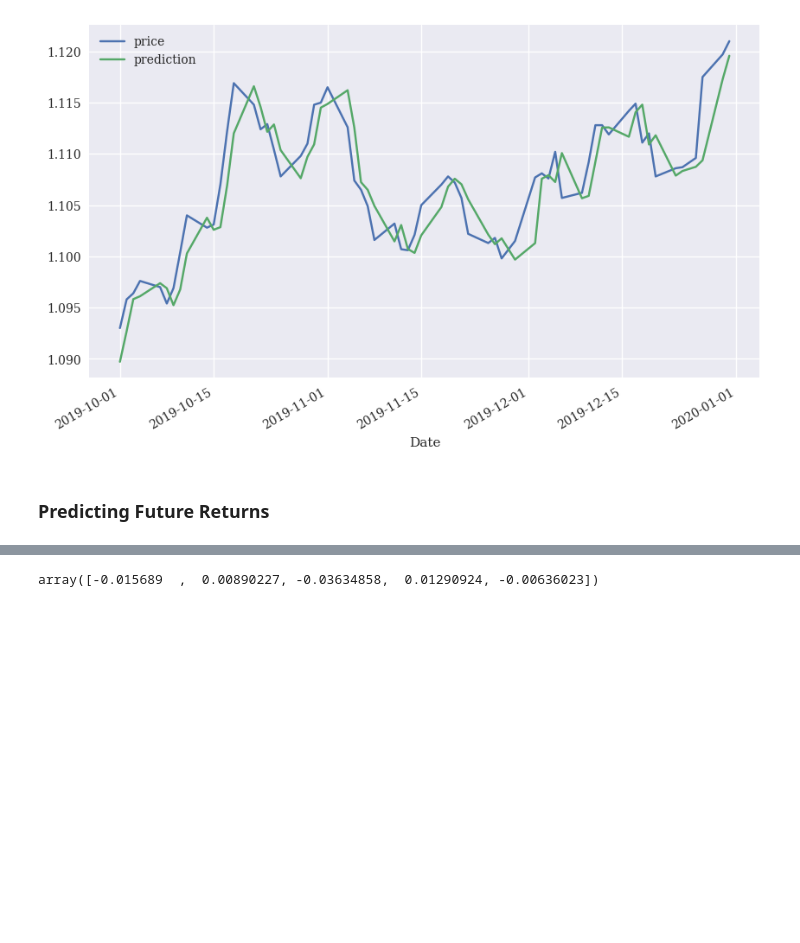
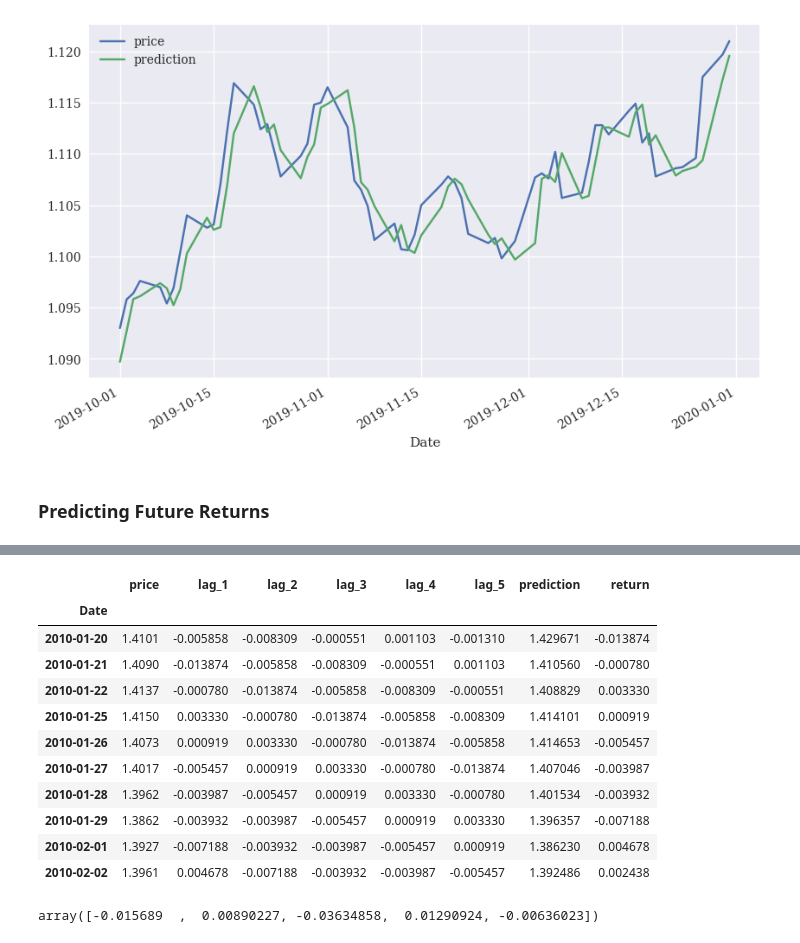
Before and after one commit to samawi/algo-python-template, a Jupyter notebook: ch05/05_pyalgo.ipynb, the cells around one changed output, grey strips where cells are left out. Cells and saved outputs as stored; diff of their text form; code cells hidden in the pictures; blank space fills up the shorter version.

```diff
--- a/ch05/05_pyalgo.ipynb
+++ b/ch05/05_pyalgo.ipynb
@@ -165,6 +247,21 @@ data.dropna(inplace=True)
 # %%
 reg = np.linalg.lstsq(data[cols], data['return'],
                       rcond=None)[0]
+# %%
+data.head(10)
+# %% [output]
+|  | price | lag_1 | lag_2 | lag_3 | lag_4 | lag_5 | prediction | return |
+| Date |  |  |  |  |  |  |  |  |
+| 2010-01-20 | 1.4101 | -0.005858 | -0.008309 | -0.000551 | 0.001103 | -0.001310 | 1.429671 | -0.013874 |
+| 2010-01-21 | 1.4090 | -0.013874 | -0.005858 | -0.008309 | -0.000551 | 0.001103 | 1.410560 | -0.000780 |
+| 2010-01-22 | 1.4137 | -0.000780 | -0.013874 | -0.005858 | -0.008309 | -0.000551 | 1.408829 | 0.003330 |
+| 2010-01-25 | 1.4150 | 0.003330 | -0.000780 | -0.013874 | -0.005858 | -0.008309 | 1.414101 | 0.000919 |
+| 2010-01-26 | 1.4073 | 0.000919 | 0.003330 | -0.000780 | -0.013874 | -0.005858 | 1.414653 | -0.005457 |
+| 2010-01-27 | 1.4017 | -0.005457 | 0.000919 | 0.003330 | -0.000780 | -0.013874 | 1.407046 | -0.003987 |
+| 2010-01-28 | 1.3962 | -0.003987 | -0.005457 | 0.000919 | 0.003330 | -0.000780 | 1.401534 | -0.003932 |
+| 2010-01-29 | 1.3862 | -0.003932 | -0.003987 | -0.005457 | 0.000919 | 0.003330 | 1.396357 | -0.007188 |
+| 2010-02-01 | 1.3927 | -0.007188 | -0.003932 | -0.003987 | -0.005457 | 0.000919 | 1.386230 | 0.004678 |
+| 2010-02-02 | 1.3961 | 0.004678 | -0.007188 | -0.003932 | -0.003987 | -0.005457 | 1.392486 | 0.002438 |
 # %%
 reg
 # %% [output]
```
Also changed, not shown: parts of 82 cells of this notebook.
